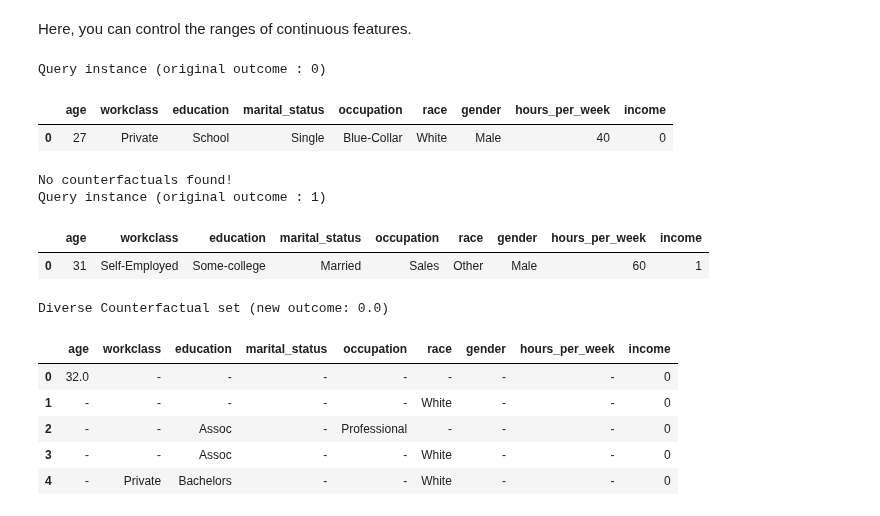
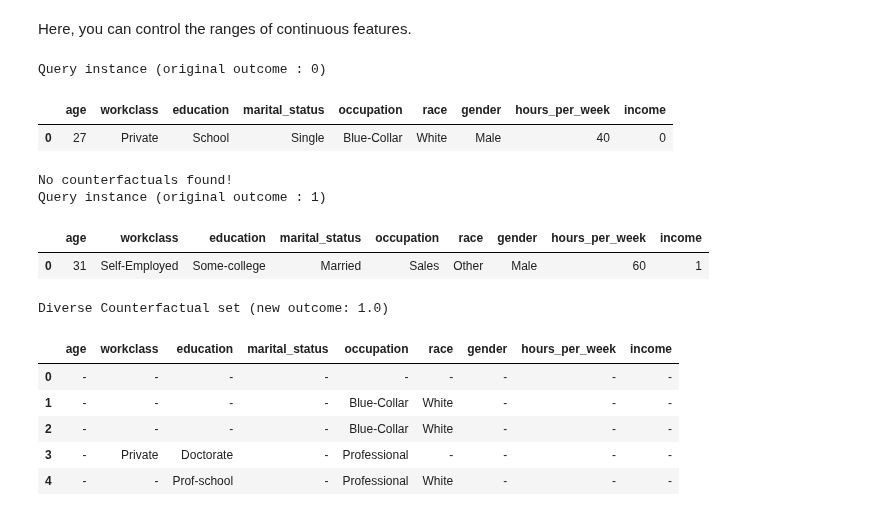
Before and after one commit to interpretml/DiCE, a Jupyter notebook: docs/source/notebooks/DiCE_model_agnostic_CFs.ipynb, the cells around one changed output. Drawn from its saved outputs; the diff is of its cells as text; code cells hidden in the pictures.

```diff
--- a/docs/source/notebooks/DiCE_model_agnostic_CFs.ipynb
+++ b/docs/source/notebooks/DiCE_model_agnostic_CFs.ipynb
@@ -351,21 +341,22 @@ Diverse Counterfactual set (new outcome: 0.0)
 Here, you can control the ranges of continuous features.
 # %%
 # generate counterfactuals
-dice_exp_KD = exp_KD.generate_counterfactuals(query_instances, total_CFs=5, desired_class="opposite",
-                                                        permitted_range={'age':[30,50],'hours_per_week':[40,60]})
+dice_exp_KD = exp_KD.generate_counterfactuals(
+    query_instances, total_CFs=5, desired_class="opposite",
+    permitted_range={'age': [30, 50], 'hours_per_week': [40, 60]})
 dice_exp_KD.visualize_as_dataframe(show_only_changes=True)
 # %% [output]
 Query instance (original outcome : 0)
 |  | age | workclass | education | marital_status | occupation | race | gender | hours_per_week | income |
 | 0 | 27 | Private | School | Single | Blue-Collar | White | Male | 40 | 0 |
 No counterfactuals found!
 Query instance (original outcome : 1)
 |  | age | workclass | education | marital_status | occupation | race | gender | hours_per_week | income |
 | 0 | 31 | Self-Employed | Some-college | Married | Sales | Other | Male | 60 | 1 |
-Diverse Counterfactual set (new outcome: 0.0)
+Diverse Counterfactual set (new outcome: 1.0)
 |  | age | workclass | education | marital_status | occupation | race | gender | hours_per_week | income |
-| 0 | 32.0 | - | - | - | - | - | - | - | 0 |
-| 1 | - | - | - | - | - | White | - | - | 0 |
-| 2 | - | - | Assoc | - | Professional | - | - | - | 0 |
-| 3 | - | - | Assoc | - | - | White | - | - | 0 |
-| 4 | - | Private | Bachelors | - | - | White | - | - | 0 |
+| 0 | - | - | - | - | - | - | - | - | - |
+| 1 | - | - | - | - | Blue-Collar | White | - | - | - |
+| 2 | - | - | - | - | Blue-Collar | White | - | - | - |
+| 3 | - | Private | Doctorate | - | Professional | - | - | - | - |
+| 4 | - | - | Prof-school | - | Professional | White | - | - | - |
```
Also changed, not shown: parts of 17 cells of this notebook, 2 other files.
